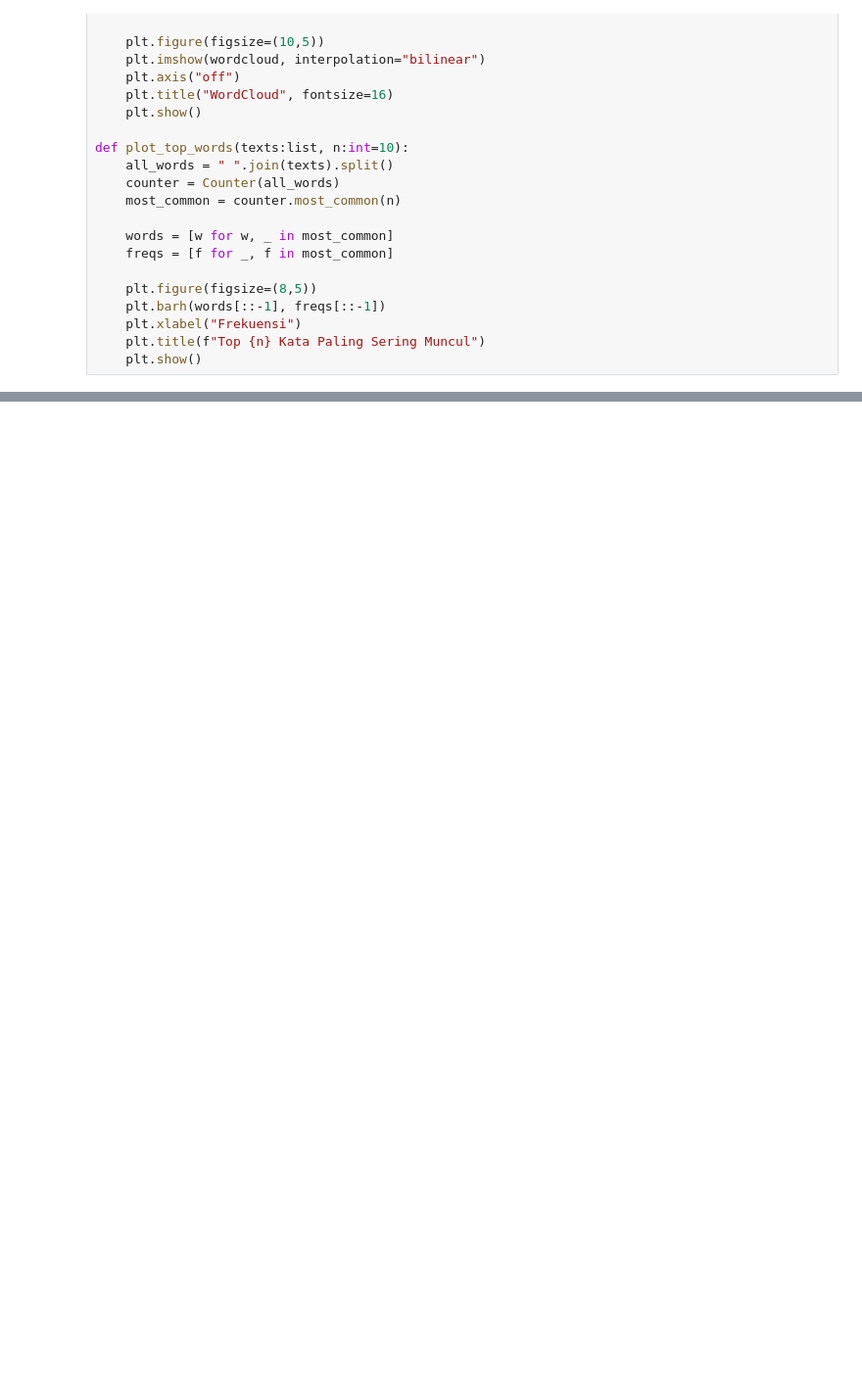
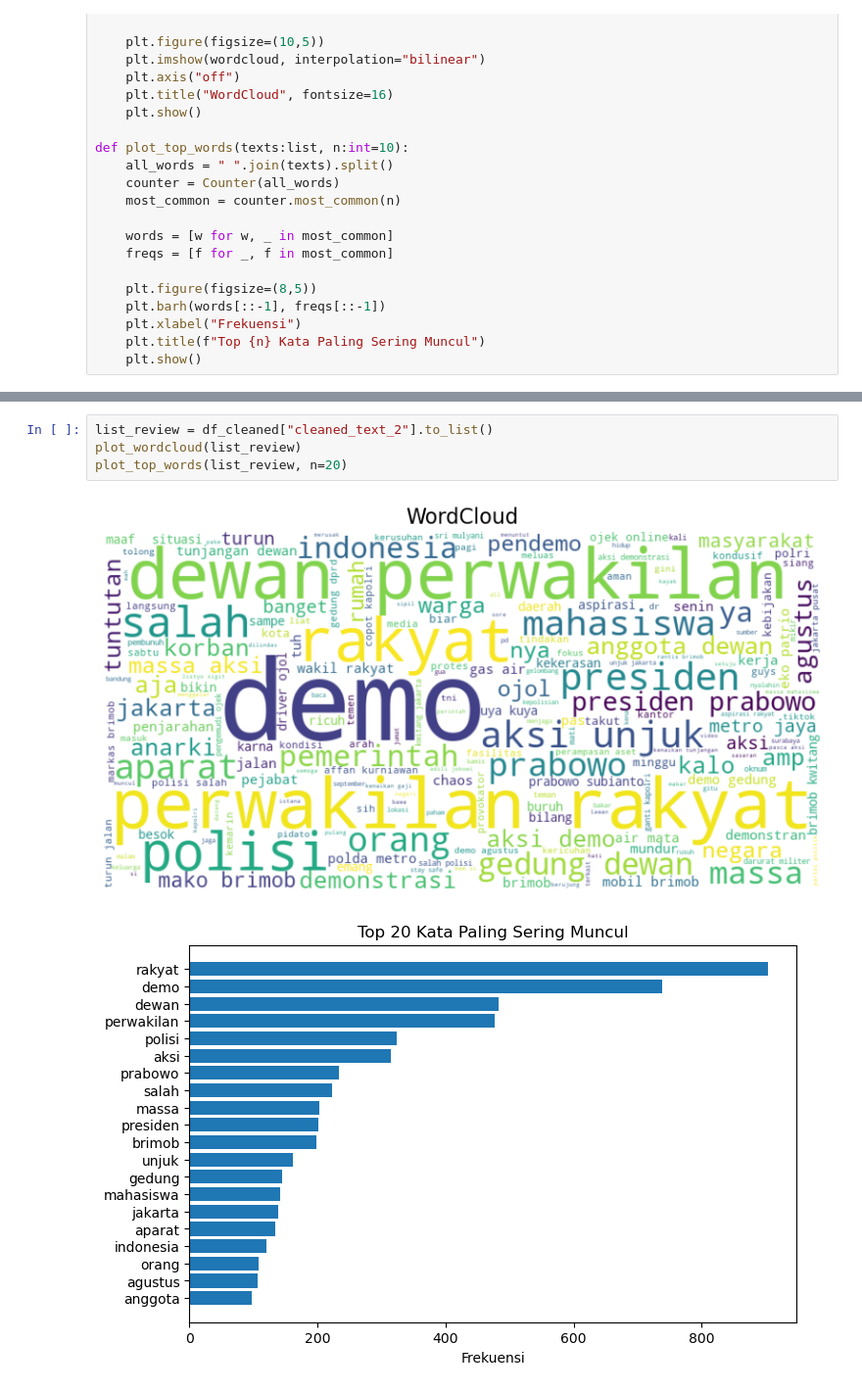
Before and after one commit to ahmadnafi30/demo_sentiment_analisys, a Jupyter notebook: notebooks/text_preprocessing.ipynb, the cells around one changed output, grey strips where cells are left out. Shown at 98% size. Drawn from its saved outputs; the diff is of its cells as text; blank space fills up the shorter version.

```diff
--- a/notebooks/text_preprocessing.ipynb
+++ b/notebooks/text_preprocessing.ipynb
@@ -156,0 +203,7 @@ df
+# %%
+list_review = df_cleaned["cleaned_text_2"].to_list()
+plot_wordcloud(list_review)
+plot_top_words(list_review, n=20)
+# %% [output]
+[figure, added]
+[figure, added]
```
Also changed, not shown: parts of 16 cells of this notebook, 4 other files.
